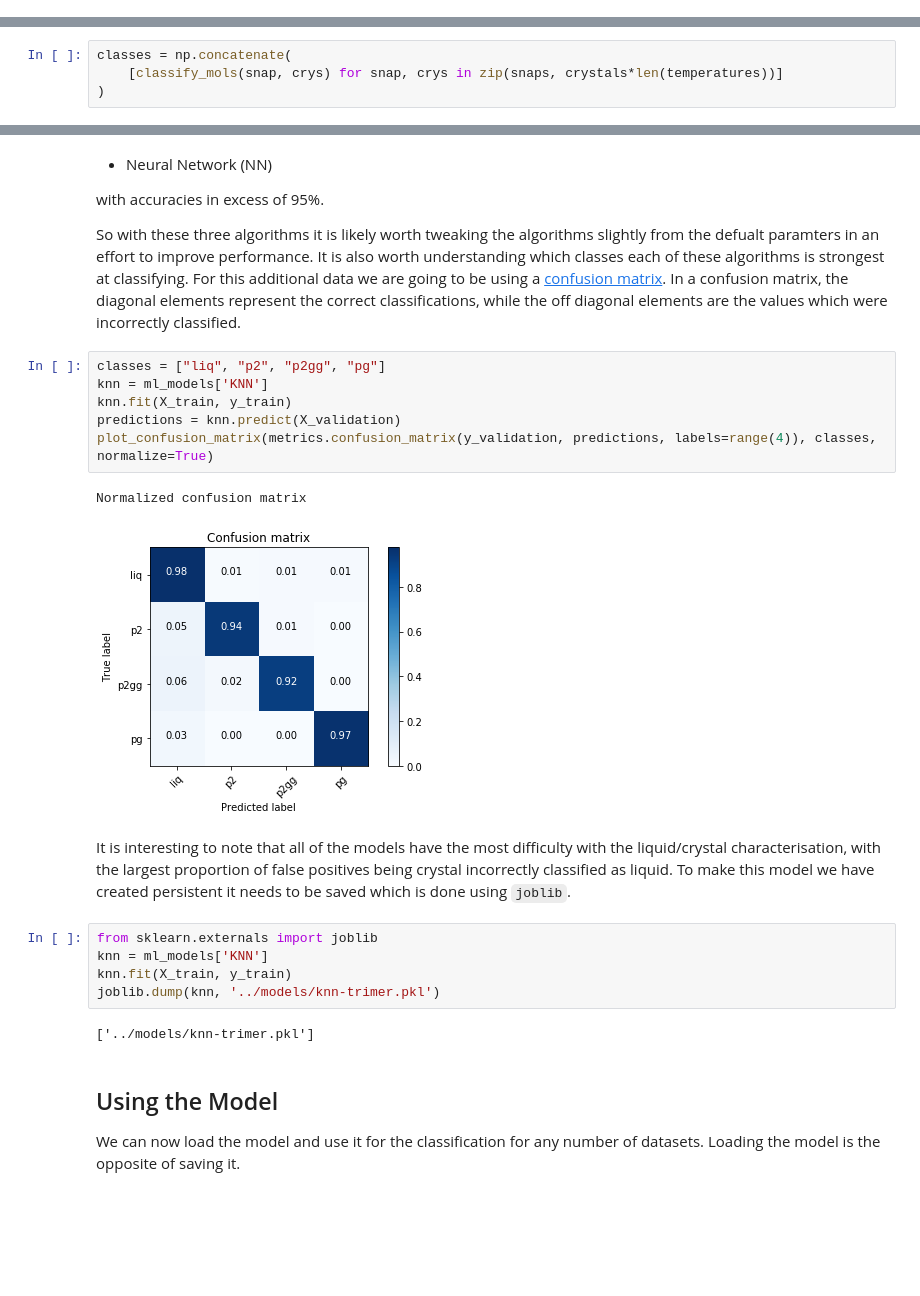
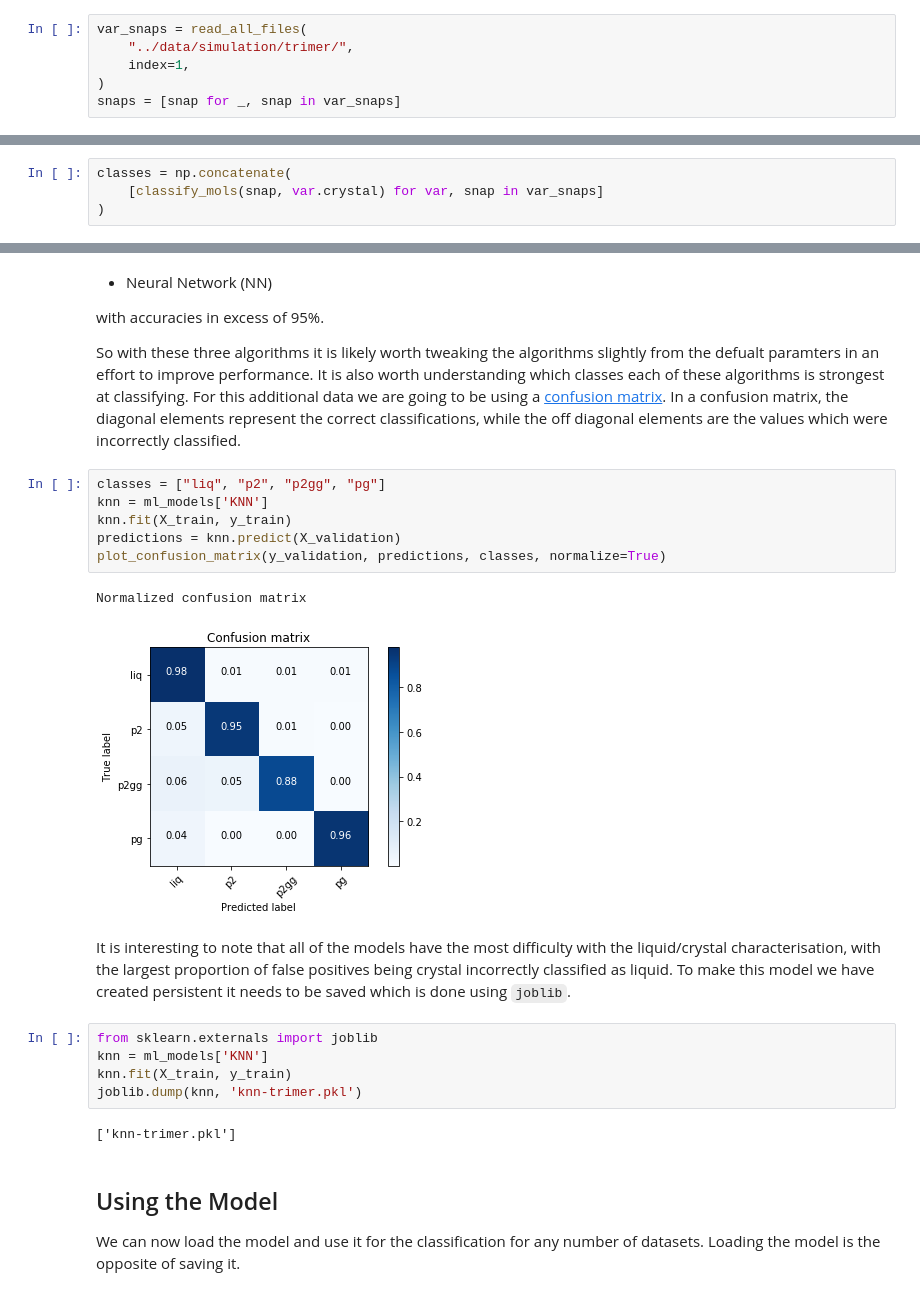
Before and after one commit to malramsay64/MLCrystals, a Jupyter notebook: talks/learning_from_ML.ipynb, the cells around one changed output, grey strips where cells are left out. Drawn from its saved outputs; the diff is of its cells as text; blank space fills up the shorter version.

```diff
--- a/talks/learning_from_ML.ipynb
+++ b/talks/learning_from_ML.ipynb
@@ -38,3 +29,9 @@ snaps = read_files(
+# %%
+var_snaps = read_all_files(
+    "../data/simulation/trimer/",
+    index=1,
+)
+snaps = [snap for _, snap in var_snaps]
 # %% [markdown]
 ### Loading the training data
 
@@ -45,7 +42,7 @@ At this point we are interested in two sets of data,
 - $y$, the true labelled classification of the data.
 # %%
 classes = np.concatenate(
-    [classify_mols(snap, crys) for snap, crys in zip(snaps, crystals*len(temperatures))]
+    [classify_mols(snap, var.crystal) for var, snap in var_snaps]
 )
 # %%
 orientations = np.concatenate(
@@ -160,12 +157,12 @@ which were incorrectly classified.
 # %%
 classes = ["liq", "p2", "p2gg", "pg"]
 knn = ml_models['KNN']
 knn.fit(X_train, y_train)
 predictions = knn.predict(X_validation)
-plot_confusion_matrix(metrics.confusion_matrix(y_validation, predictions, labels=range(4)), classes, normalize=True)
+plot_confusion_matrix(y_validation, predictions, classes, normalize=True)
 # %% [output]
 Normalized confusion matrix
-[figure, old version]
+[figure, new version]
 # %% [markdown]
 It is interesting to note that all of the models
 have the most difficulty with the liquid/crystal characterisation,
@@ -177,9 +174,9 @@ it needs to be saved which is done using `joblib`.
 from sklearn.externals import joblib
 knn = ml_models['KNN']
 knn.fit(X_train, y_train)
-joblib.dump(knn, '../models/knn-trimer.pkl')
+joblib.dump(knn, 'knn-trimer.pkl')
 # %% [output]
-['../models/knn-trimer.pkl']
+['knn-trimer.pkl']
 # %% [markdown]
 ## Using the Model
 
```
Also changed, not shown: parts of 7 cells of this notebook, 1 other file.
